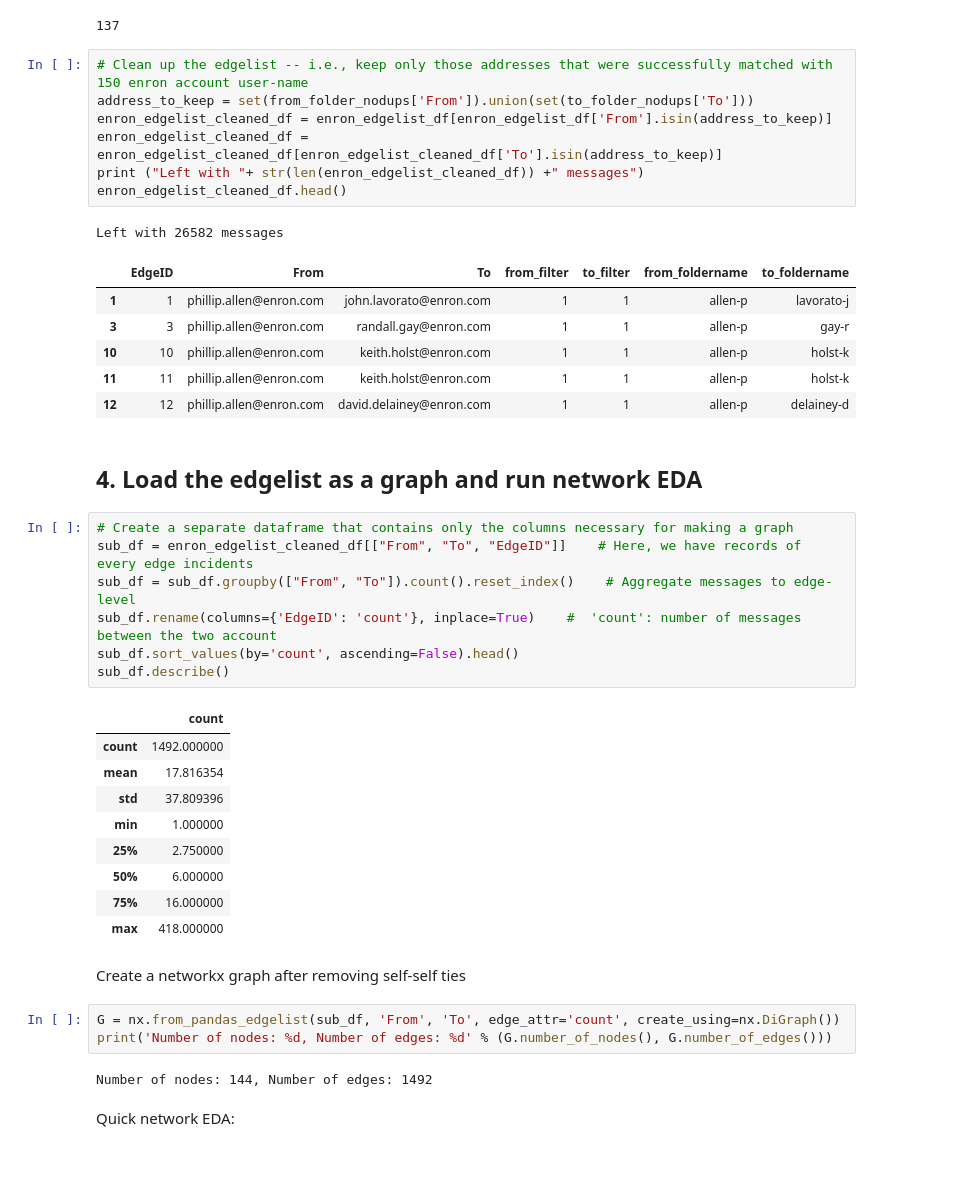
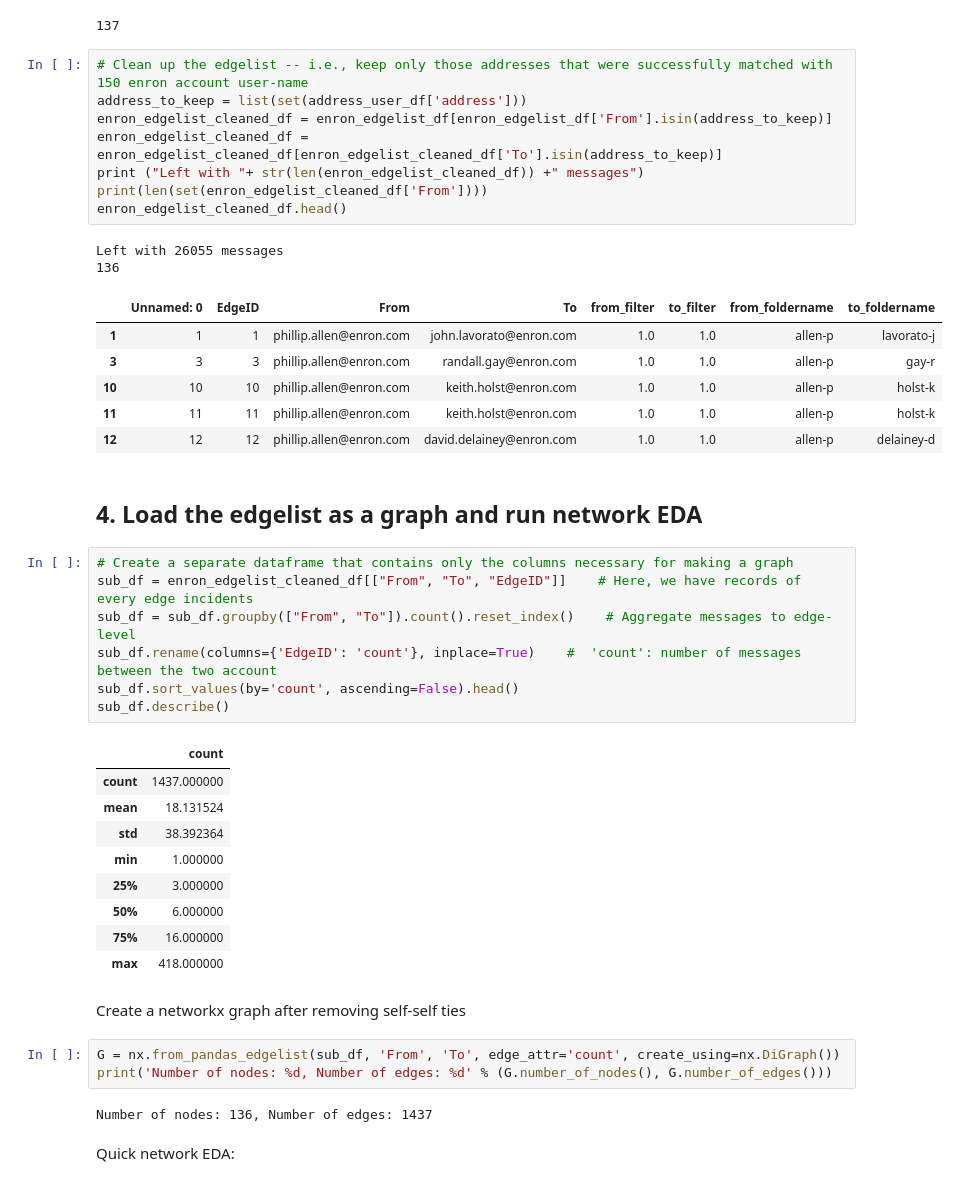
Before and after one commit to margeumkim/BRIDGEMAIL, a Jupyter notebook: 01_network_analysis.ipynb, the cells around one changed output. Drawn from its saved outputs; the diff is of its cells as text.

```diff
--- a/01_network_analysis.ipynb
+++ b/01_network_analysis.ipynb
@@ -192,19 +198,21 @@ address_user_df.to_csv('address_user_df.csv', index=True)
 137
 # %%
 # Clean up the edgelist -- i.e., keep only those addresses that were successfully matched with 150 enron account user-name
-address_to_keep = set(from_folder_nodups['From']).union(set(to_folder_nodups['To']))
+address_to_keep = list(set(address_user_df['address']))
 enron_edgelist_cleaned_df = enron_edgelist_df[enron_edgelist_df['From'].isin(address_to_keep)]
 enron_edgelist_cleaned_df = enron_edgelist_cleaned_df[enron_edgelist_cleaned_df['To'].isin(address_to_keep)]
 print ("Left with "+ str(len(enron_edgelist_cleaned_df)) +" messages")
+print(len(set(enron_edgelist_cleaned_df['From'])))
 enron_edgelist_cleaned_df.head()
 # %% [output]
-Left with 26582 messages
+Left with 26055 messages
+136
-|  | EdgeID | From | To | from_filter | to_filter | from_foldername | to_foldername |
-| 1 | 1 | phillip.allen@enron.com | john.lavorato@enron.com | 1 | 1 | allen-p | lavorato-j |
-| 3 | 3 | phillip.allen@enron.com | randall.gay@enron.com | 1 | 1 | allen-p | gay-r |
-| 10 | 10 | phillip.allen@enron.com | keith.holst@enron.com | 1 | 1 | allen-p | holst-k |
-| 11 | 11 | phillip.allen@enron.com | keith.holst@enron.com | 1 | 1 | allen-p | holst-k |
-| 12 | 12 | phillip.allen@enron.com | david.delainey@enron.com | 1 | 1 | allen-p | delainey-d |
+|  | Unnamed: 0 | EdgeID | From | To | from_filter | to_filter | from_foldername | to_foldername |
+| 1 | 1 | 1 | phillip.allen@enron.com | john.lavorato@enron.com | 1.0 | 1.0 | allen-p | lavorato-j |
+| 3 | 3 | 3 | phillip.allen@enron.com | randall.gay@enron.com | 1.0 | 1.0 | allen-p | gay-r |
+| 10 | 10 | 10 | phillip.allen@enron.com | keith.holst@enron.com | 1.0 | 1.0 | allen-p | holst-k |
+| 11 | 11 | 11 | phillip.allen@enron.com | keith.holst@enron.com | 1.0 | 1.0 | allen-p | holst-k |
+| 12 | 12 | 12 | phillip.allen@enron.com | david.delainey@enron.com | 1.0 | 1.0 | allen-p | delainey-d |
 # %% [markdown]
 ## 4. Load the edgelist as a graph and run network EDA
 # %%
@@ -216,11 +224,11 @@ sub_df.sort_values(by='count', ascending=False).head()
 sub_df.describe()
 # %% [output]
 |  | count |
-| count | 1492.000000 |
-| mean | 17.816354 |
-| std | 37.809396 |
+| count | 1437.000000 |
+| mean | 18.131524 |
+| std | 38.392364 |
 | min | 1.000000 |
-| 25% | 2.750000 |
+| 25% | 3.000000 |
 | 50% | 6.000000 |
 | 75% | 16.000000 |
 | max | 418.000000 |
@@ -230,7 +238,7 @@ Create a networkx graph after removing self-self ties
 G = nx.from_pandas_edgelist(sub_df, 'From', 'To', edge_attr='count', create_using=nx.DiGraph())
 print('Number of nodes: %d, Number of edges: %d' % (G.number_of_nodes(), G.number_of_edges()))
 # %% [output]
-Number of nodes: 144, Number of edges: 1492
+Number of nodes: 136, Number of edges: 1437
 # %% [markdown]
 Quick network EDA:
 # %%
```
Also changed, not shown: parts of 9 cells of this notebook.
